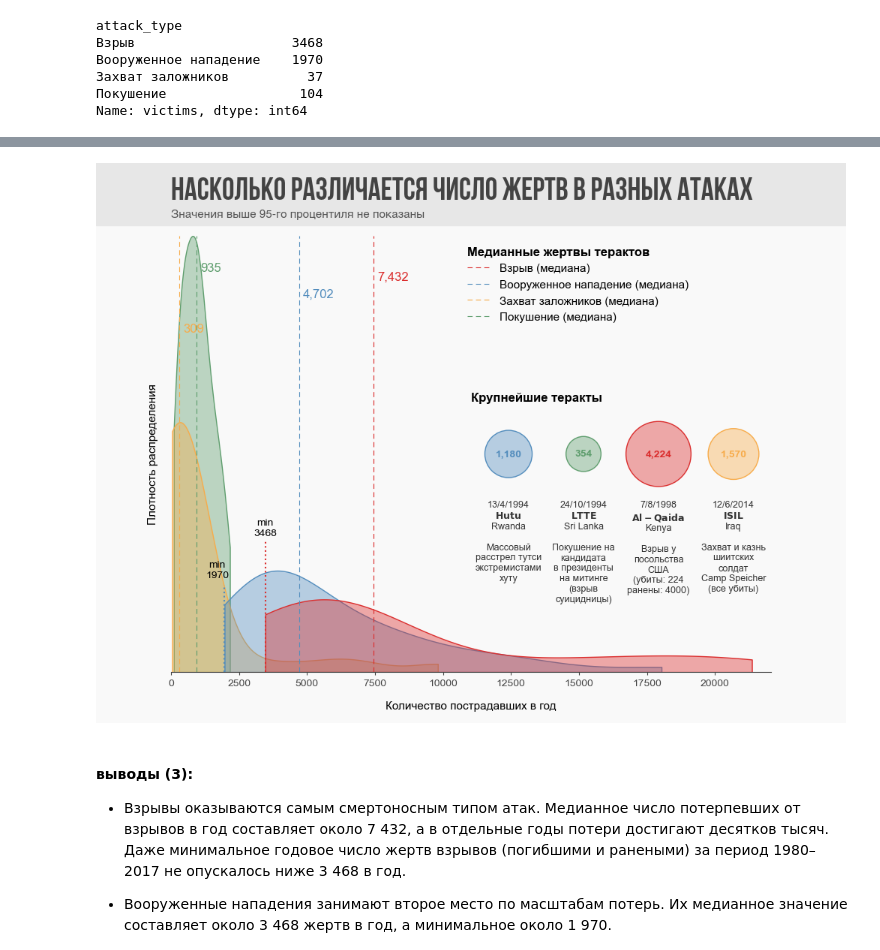
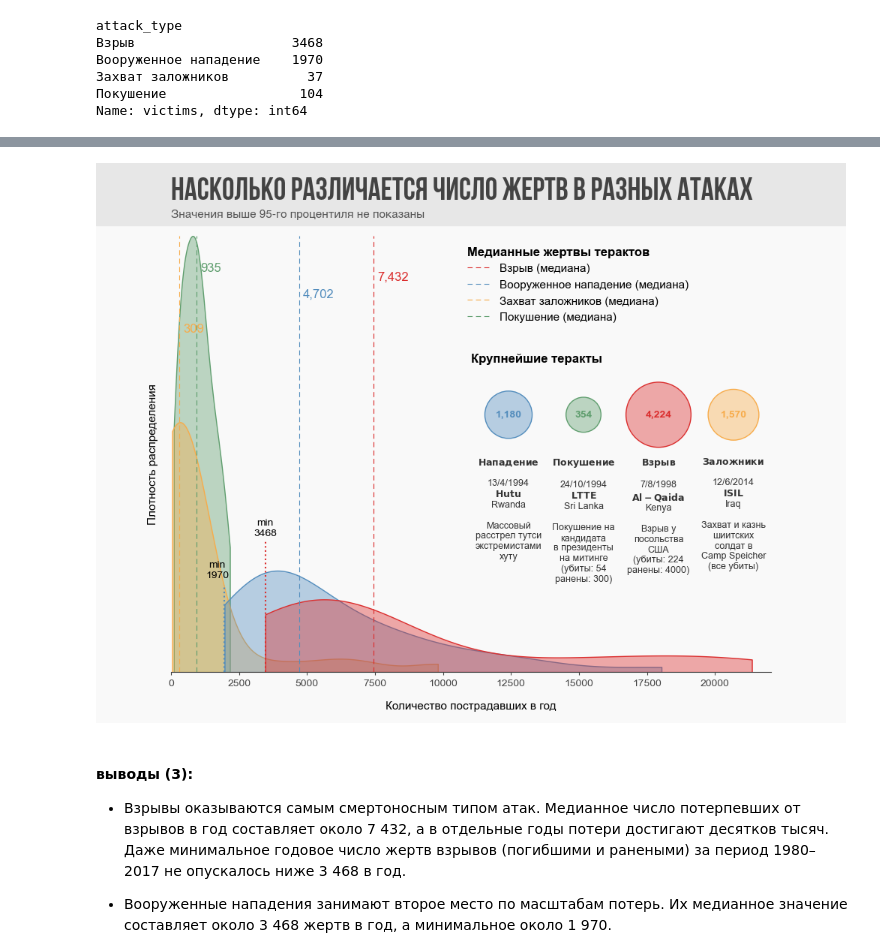
Before and after one commit to niki3080/EDA_Terrorism_ds, a Jupyter notebook: notebooks/02_EDA.ipynb, the cells around one changed output, grey strips where cells are left out. Drawn from its saved outputs; the diff is of its cells as text; code cells hidden in the pictures.

Commit message:
update EDA plots and notebook

```diff
--- a/notebooks/02_EDA.ipynb
+++ b/notebooks/02_EDA.ipynb
@@ -316,5 +316,14 @@ events['victims'] = events['victims'].astype(int)
 events['killed'] = events['killed'].astype(int)
 events = events.sort_values('year')
 
+attack_short = {
+    "Вооруженное нападение": "Нападение",
+    "Покушение": "Покушение",
+    "Взрыв": "Взрыв",
+    "Захват заложников": "Заложники"
+}
+
+events["attack_short"] = events["attack_type"].map(attack_short)
+
 events
 # %% [output]
@@ -329,11 +338,13 @@ events.loc[46018, 'group_name'] = f'Hutu'
 events.loc[46018, 'summary'] = f'Массовый\nрасстрел тутси\nэкстремистами\nхуту'
 
 # взрыв
-events.loc[47690, 'summary'] = f'Покушение на\nкандидата\nв президенты\nна митинге\n(взрыв\nсуицидницы)'
+events.loc[47690, 'summary'] = f'Покушение на\nкандидата\nв президенты\nна митинге\n(убиты: 54\nранены: 300)'
 
 # захват заложников
 events.loc[123602, 'group_name'] = f'ISIL'
-events.loc[123602, 'summary'] = f'Захват и казнь\nшиитских\nсолдат\nCamp Speicher\n(все убиты)'
+events.loc[123602, 'summary'] = f'Захват и казнь\nшиитских\nсолдат в\nCamp Speicher\n(все убиты)'
 
 # Покушение
 events.loc[58155, 'summary'] = f'Взрыв у\nпосольства\nСША\n(убиты: 224\nранены: 4000)'
+
+events
@@ -401,7 +418,8 @@ style_title(ax,
 
 from mpl_toolkits.axes_grid1.inset_locator import inset_axes
 
-ax_inset = inset_axes(ax, width="50%", height="17%", loc="center right", borderpad=0)
+ax_inset = inset_axes(ax, width="50%", height="17%", loc="center right", borderpad=0,
+                      bbox_to_anchor=(0, 0.09, 1, 1), bbox_transform=ax.transAxes,)
 
 sizes = np.sqrt(events['victims']) * 60
 
@@ -420,35 +438,36 @@ for i, victims in enumerate(events['victims']):
         fontsize=10, weight="bold",
         color=colors.iloc[i])
 
 # комментарии к событиям
 labels = [
+    f"$\\bf{{{row['attack_short']}}}$\n\n"
     f"{row['day']}/{row['month']}/{row['year']}\n"
     f"$\\bf{{{row['group_name']}}}$\n"
     f"{row['country']}\n\n"
     f"{row['summary']}"
     for _, row in events.iterrows()
 ]
 
 for i, txt in enumerate(labels):
-    ax_inset.text(i, -0.5, txt, ha="center", va="top", fontsize=9, color='#333333')
+    ax_inset.text(i, -0.45, txt, ha="center", va="top", fontsize=9, color='#333333')
 
 for spine in ax_inset.spines.values():
     spine.set_visible(False)
 
 ax_inset.set_xticks([])
 ax_inset.set_yticks([])
 ax_inset.set_xlim(-0.5, len(events)-0.5)
 ax_inset.set_ylim(-0.4, 0.4)
 
 ax_inset.set_title("Крупнейшие теракты", fontsize=12)
 
 
 fig.savefig(os.path.join(path_to_save_images, f'{image_name_prefix}_image_3.png'),
                 dpi=300, bbox_inches="tight")
 
 plt.show()
 # %% [output]
-[figure, old version]
+[figure, new version]
 # %% [markdown]
 #### **выводы** (3):
 - Взрывы оказываются самым смертоносным типом атак.
```
Also changed, not shown: parts of 2 cells of this notebook, 2 other files.
